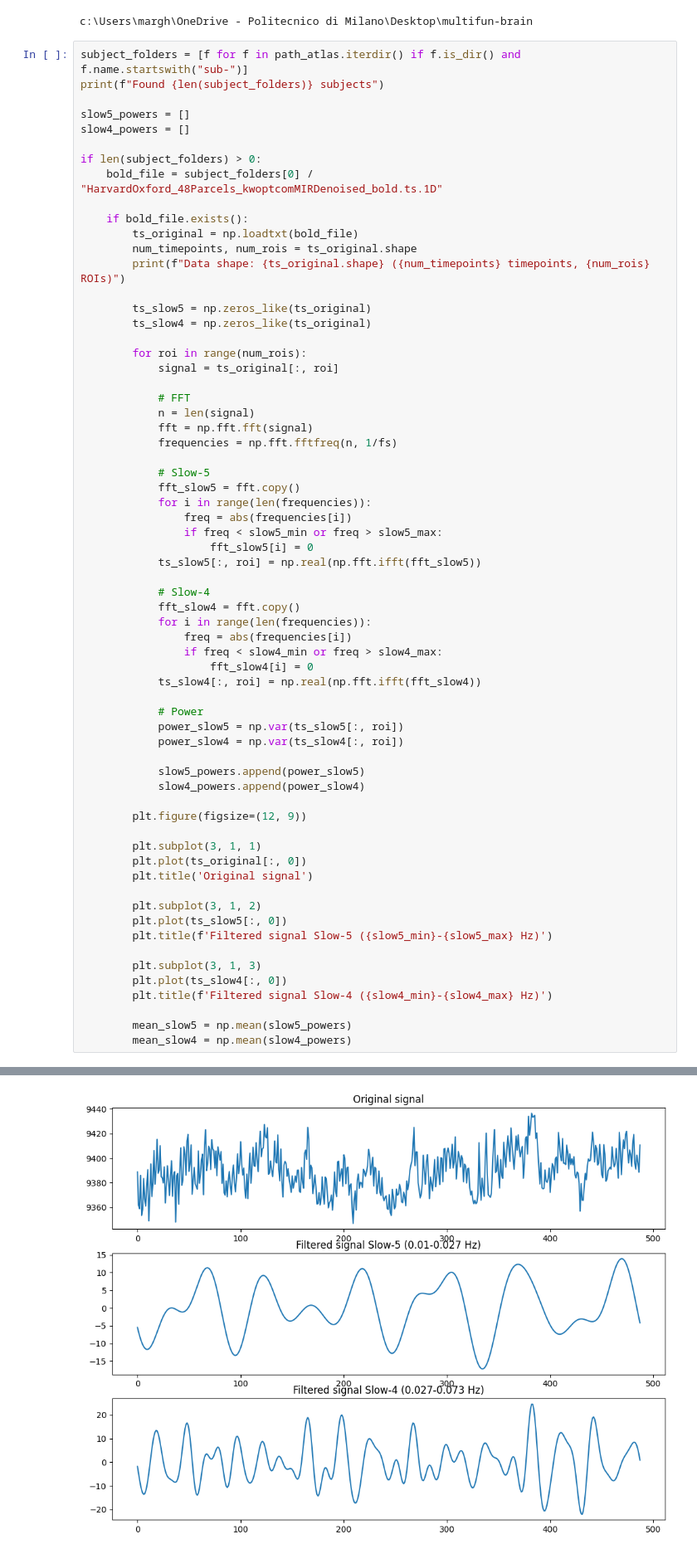
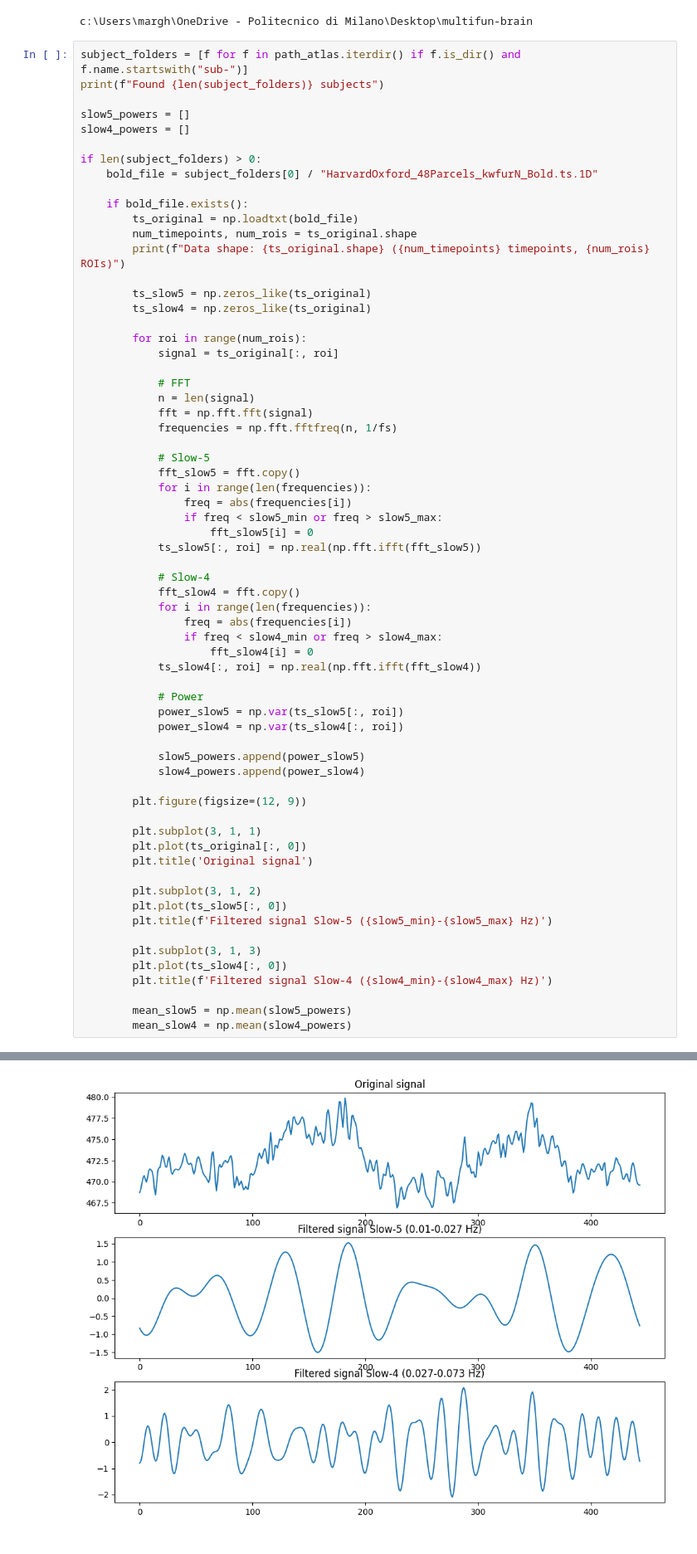
Before and after one commit to giulioiannelli/multifun-brain, a Jupyter notebook: notebooks/frequences_slow4slow5.ipynb, the cells around one changed output, grey strips where cells are left out. Shown at 83% size. Saved outputs shown, nothing was run; the diff lists cells and outputs as text.

```diff
--- a/notebooks/frequences_slow4slow5.ipynb
+++ b/notebooks/frequences_slow4slow5.ipynb
@@ -32,7 +32,7 @@ slow5_powers = []
 slow4_powers = []
 
 if len(subject_folders) > 0:
-    bold_file = subject_folders[0] / "HarvardOxford_48Parcels_kwoptcomMIRDenoised_bold.ts.1D"
+    bold_file = subject_folders[0] / "HarvardOxford_48Parcels_kwfurN_Bold.ts.1D"
 
     if bold_file.exists():
         ts_original = np.loadtxt(bold_file)
@@ -95 +95 @@ Data shape: (488, 48) (488 timepoints, 48 ROIs)
-[figure, old version]
+[figure, new version]
```
Also changed, not shown: parts of 6 cells of this notebook.
